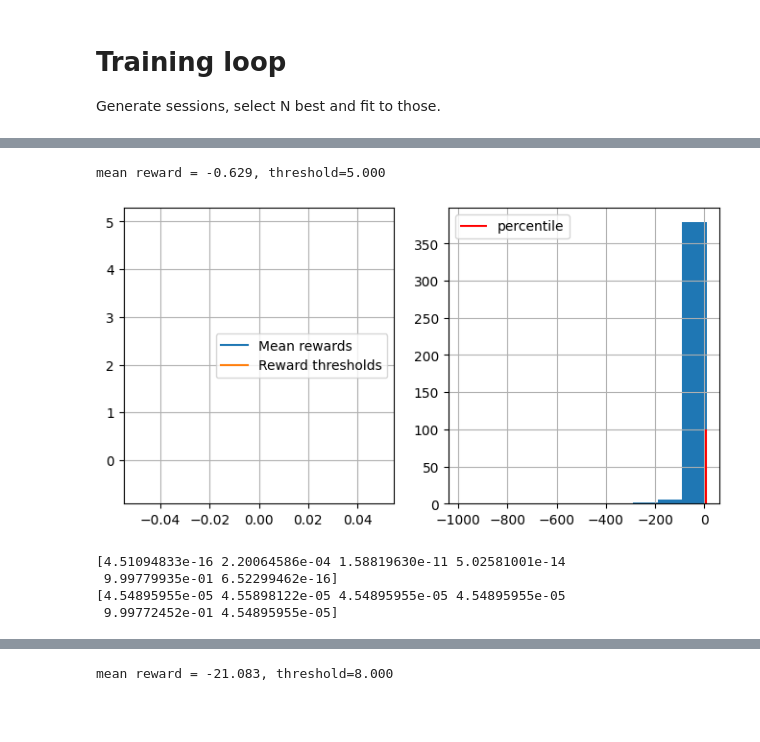
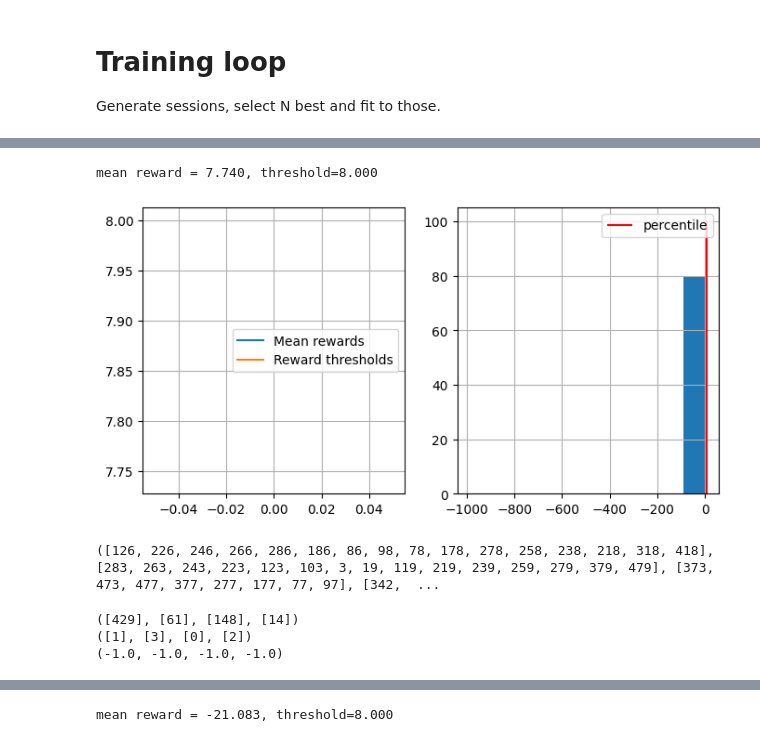
Before and after one commit to GorbatovNik/Practical_RL, a Jupyter notebook: week01_intro/crossentropy_method.ipynb, the cells around one changed output, grey strips where cells are left out. Drawn from its saved outputs; the diff is of its cells as text; code cells hidden in the pictures; blank space fills up the shorter version.

```diff
--- a/week01_intro/crossentropy_method.ipynb
+++ b/week01_intro/crossentropy_method.ipynb
@@ -366,0 +377,22 @@ mean reward = -7.836, threshold=5.000
+# %%
+# policy = initialize_policy(n_states, n_actions)
+n_sessions = 450  # sample this many sessions
+percentile = 50  # discard this percentage of sessions with lowest rewards
+learning_rate = 0.2  # how quickly the policy is updated, on a scale from 0 to 1
+
+# log = []
+
+for i in range(120, 140):
+    %time sessions = [ generate_session(env, policy, t_max=100, s=None, dropout=0.00) for _ in range(n_sessions)]
+
+    states_batch, actions_batch, rewards_batch = zip(*sessions)
+    # print(actions_batch[:4])
+
+    elite_states, elite_actions = select_elites(states_batch, actions_batch, rewards_batch, percentile)
+
+    new_policy = get_new_policy(elite_states, elite_actions)
+    # assert np.allclose(new_policy.sum(axis=1), np.ones(n_states, dtype=np.float32))
+    policy = learning_rate * new_policy + (1 - learning_rate) * policy
+    # assert np.allclose(policy.sum(axis=1), np.ones(n_states, dtype=np.float32))
+    # display results on chart
+    show_progress(rewards_batch, log, percentile)
@@ -367,18 +412,23 @@ mean reward = -7.836, threshold=5.000
 # %%
 from scipy.special import softmax
-
-new_policy = softmax(policy*10, axis=1)
-sessions = [ generate_session(env, policy, t_max=10**3) for _ in range(n_sessions)]
+env = gym.make("Taxi-v3", render_mode="rgb_array")
+# new_policy = softmax(policy*10, axis=1)
+# q_table
+sessions = [ generate_session(env, table, t_max=100) for _ in range(100)]
 states_batch, actions_batch, rewards_batch = zip(*sessions)
 logg = []
 show_progress(rewards_batch, logg, percentile)
 
-print(policy[1])
-print(new_policy[1])
+print(states_batch)
 # %% [output]
-mean reward = -0.629, threshold=5.000
+mean reward = 7.740, threshold=8.000
-[figure, old version]
+[figure, new version]
-[4.51094833e-16 2.20064586e-04 1.58819630e-11 5.02581001e-14
- 9.99779935e-01 6.52299462e-16]
-[4.54895955e-05 4.55898122e-05 4.54895955e-05 4.54895955e-05
- 9.99772452e-01 4.54895955e-05]
+([126, 226, 246, 266, 286, 186, 86, 98, 78, 178, 278, 258, 238, 218, 318, 418], [283, 263, 243, 223, 123, 103, 3, 19, 119, 219, 239, 259, 279, 379, 479], [373, 473, 477, 377, 277, 177, 77, 97], [342,  ...
+# %%
+print(states_batch[:4])
+print(actions_batch[:4])
+print(rewards_batch[:4])
+# %% [output]
+([429], [61], [148], [14])
+([1], [3], [0], [2])
+(-1.0, -1.0, -1.0, -1.0)
```
Also changed, not shown: parts of 14 cells of this notebook.
